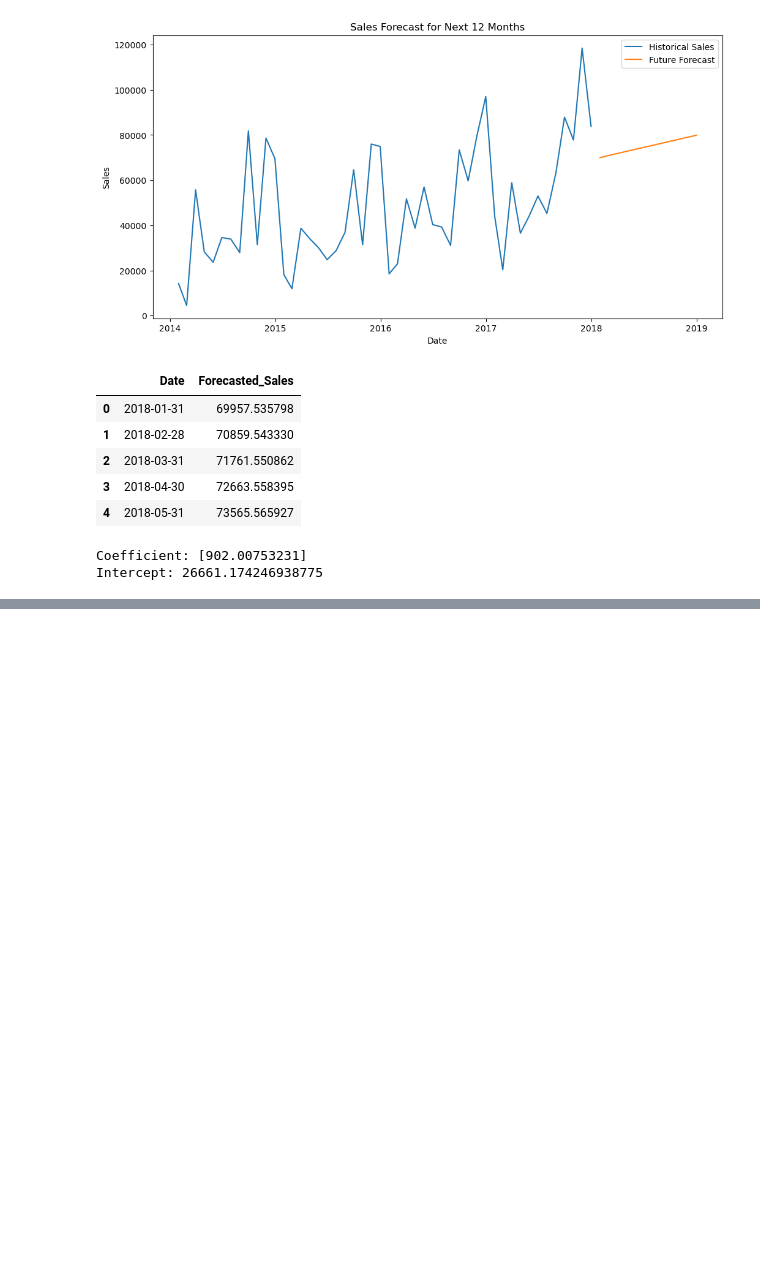
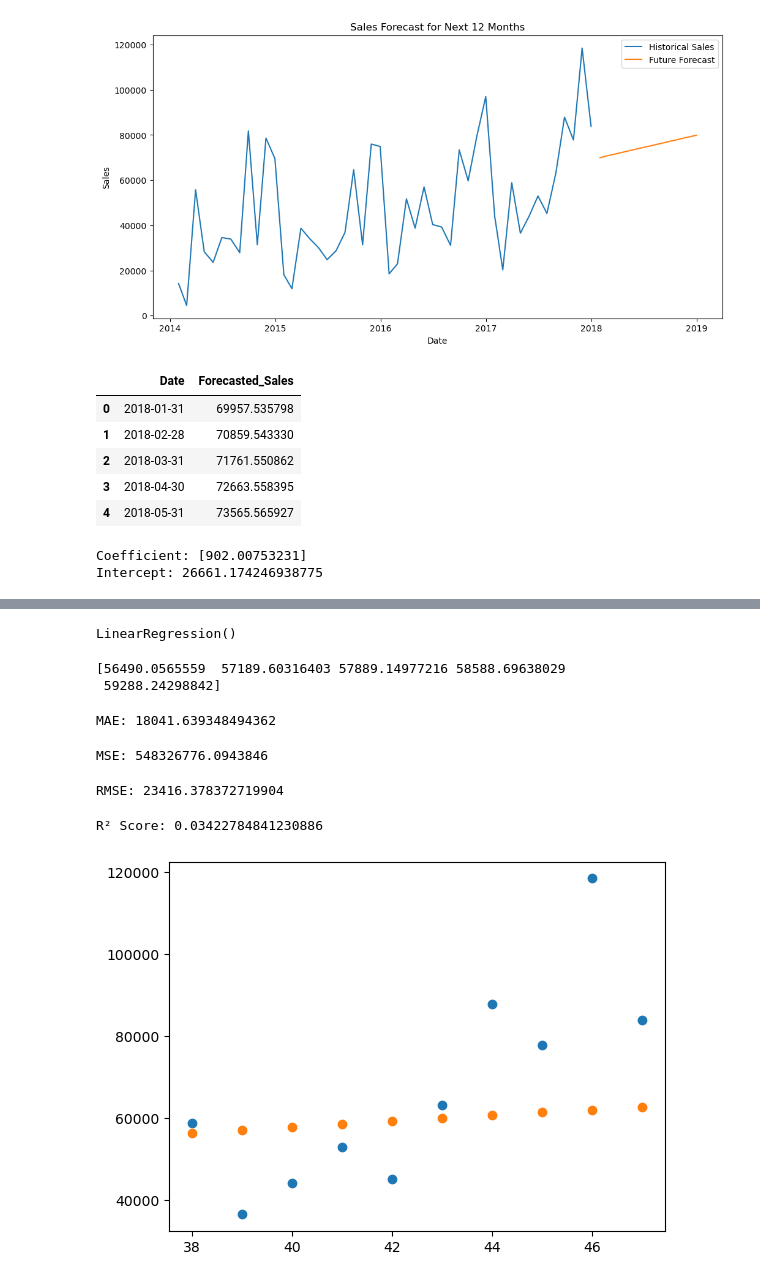
Before and after one commit to Rutu-2805/Predictive-Analytics-Project, a Jupyter notebook: Notebook/Predictive-analytics.ipynb, the cells around one changed output, grey strips where cells are left out. Saved outputs shown, nothing was run; the diff lists cells and outputs as text; code cells hidden in the pictures; blank space fills up the shorter version.

Commit message:
Completed model evaluation and prediction visualization

```diff
--- a/Notebook/Predictive-analytics.ipynb
+++ b/Notebook/Predictive-analytics.ipynb
@@ -613,0 +621,65 @@ Intercept: 26661.174246938775
+# %%
+x = df[['Month_Number']]
+y = df['Sales']
+# %%
+split_index = int(len(df) * 0.8)
+
+x_train = x[:split_index]
+x_test = x[split_index:]
+
+y_train = y[:split_index]
+y_test = y[split_index:]
+# %%
+from sklearn.linear_model import LinearRegression
+
+model = LinearRegression()
+
+model.fit(x_train, y_train)
+# %% [output]
+LinearRegression()
+# %%
+pred = model.predict(x_test)
+# %%
+print(pred[:5])
+# %% [output]
+[56490.0565559  57189.60316403 57889.14977216 58588.69638029
+ 59288.24298842]
+# %%
+mae = mean_absolute_error(
+    y_test,
+    pred
+)
+
+print("MAE:", mae)
+# %% [output]
+MAE: 18041.639348494362
+# %%
+mse = mean_squared_error(
+    y_test,
+    pred
+)
+
+print("MSE:", mse)
+# %% [output]
+MSE: 548326776.0943846
+# %%
+rmse = mse ** 0.5
+
+print("RMSE:", rmse)
+# %% [output]
+RMSE: 23416.378372719904
+# %%
+r2 = r2_score(
+    y_test,
+    pred
+)
+
+print("R² Score:", r2)
+# %% [output]
+R² Score: 0.03422784841230886
+# %%
+plt.scatter(x_test, y_test)
+plt.scatter(x_test, pred)
+plt.show()
+# %% [output]
+[figure, added]
```
Also changed, not shown: parts of 7 cells of this notebook, 1 other file.
